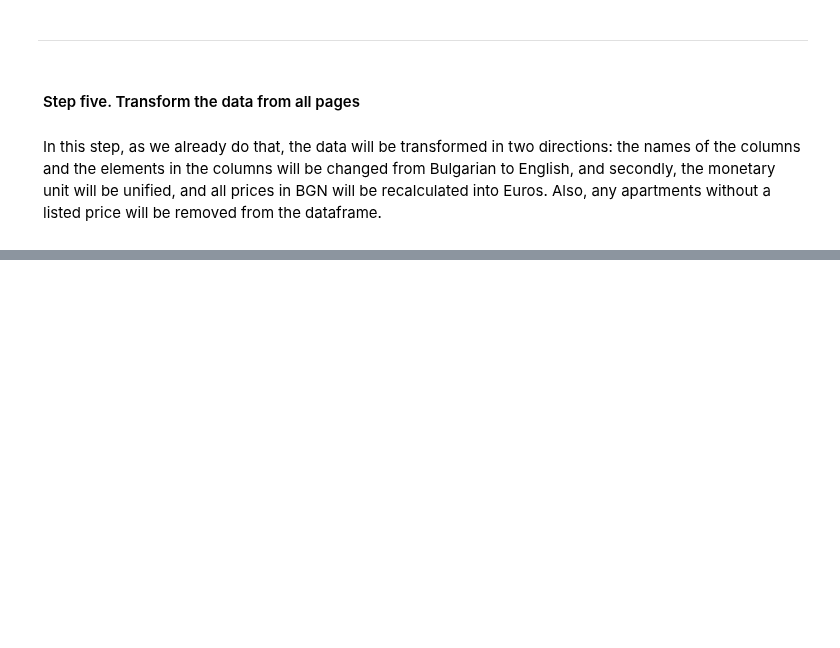
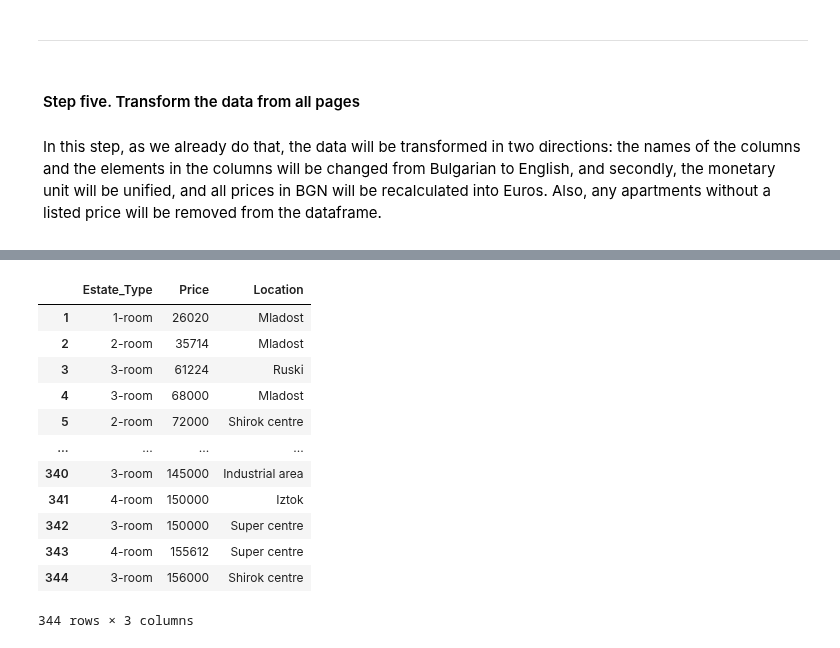
Before and after one commit to StefanRaychev/Web-scraping-and-data-analysis-of-estate-market, a Jupyter notebook: Scraping.ipynb, the cells around one changed output, grey strips where cells are left out. Saved outputs shown, nothing was run; the diff lists cells and outputs as text; code cells hidden in the pictures; blank space fills up the shorter version.

```diff
--- a/Scraping.ipynb
+++ b/Scraping.ipynb
@@ -296,0 +270,56 @@ df_estate_collection_all
+# %%
+# transform the index to start from 1
+df_estate_collection_all.index = df_estate_collection_all.index + 1
+
+#Change the name of columns
+df_estate_collection_all = df_estate_collection_all.rename(columns={'Имот': 'Estate_Type', 'Цена': 'Price', 'Локация': 'Location'})
+
+#change the name of elements in columns
+df_estate_collection_all['Estate_Type'] = df_estate_collection_all['Estate_Type'].str.replace('Продава', '')
+df_estate_collection_all['Estate_Type'] = df_estate_collection_all['Estate_Type'].str.replace('СТАЕН', 'room')
+df_estate_collection_all['Price'] = df_estate_collection_all['Price'].replace('Цена при запитване', float('nan'))
+
+#remove the nan elemenents
+df_estate_collection_all = df_estate_collection_all.dropna(subset=['Price'])
+
+#transform the locations to eng
+df_estate_collection_all['Location'] = df_estate_collection_all['Location'].str.replace('град', '')
+df_estate_collection_all['Location'] = df_estate_collection_all['Location'].str.replace('Пазарджик', '')
+df_estate_collection_all['Location'] = df_estate_collection_all['Location'].str.replace(',', '')
+df_estate_collection_all['Location'] = df_estate_collection_all['Location'].str.replace(' ', '')
+
+# Dictionary for renaming elements
+rename_dict = {'Младост': 'Mladost', 'Руски': 'Ruski', 'Център': 'Shirok centre', 'Ставропол': 'Stavropol', 'Устрем': 'Ustrem', 'Моста на Лютата': 'The bridge',
+               'Запад': 'Zapad', 'Идеаленцентър': 'Super centre', 'Ябълките': 'Yabalkite', 'Промишленазона': 'Industrial area', 'Изток': 'Iztok',
+               'Окръжнаболница': 'Bolnica', 'МостанаЛютата': 'The bridge'}
+
+# Rename elements in 'Column2' using the dictionary
+df_estate_collection_all['Location'] = df_estate_collection_all['Location'].replace(rename_dict)
+
+# change the elements in price column
+def convert_to_eur(Price):
+    if 'лв.' in Price:
+        Price = Price.replace('лв.', '').replace(' ', '')
+        Price = round(float(Price) / 1.96)
+    elif 'EUR' in Price:
+        Price = Price.replace('EUR', '').replace(' ', '')
+        Price = round(float(Price))
+    return Price
+
+# Apply the conversion function to the Price column
+df_estate_collection_all['Price'] = df_estate_collection_all['Price'].apply(convert_to_eur)
+df_estate_collection_all
+# %% [output]
+|  | Estate_Type | Price | Location |
+| 1 | 1-room | 26020 | Mladost |
+| 2 | 2-room | 35714 | Mladost |
+| 3 | 3-room | 61224 | Ruski |
+| 4 | 3-room | 68000 | Mladost |
+| 5 | 2-room | 72000 | Shirok centre |
+| ... | ... | ... | ... |
+| 340 | 3-room | 145000 | Industrial area |
+| 341 | 4-room | 150000 | Iztok |
+| 342 | 3-room | 150000 | Super centre |
+| 343 | 4-room | 155612 | Super centre |
+| 344 | 3-room | 156000 | Shirok centre |
+344 rows × 3 columns
```
Also changed, not shown: parts of 7 cells of this notebook.
